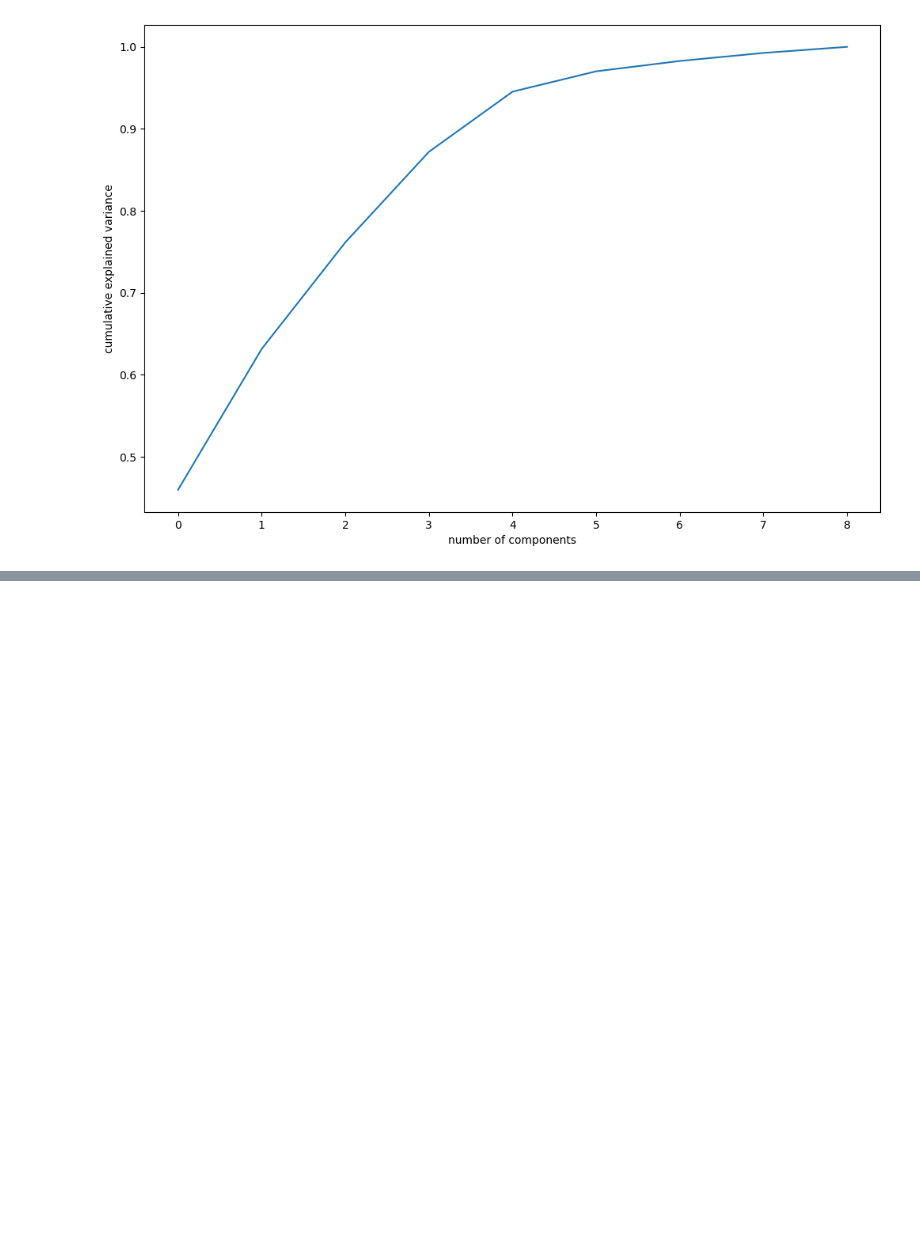
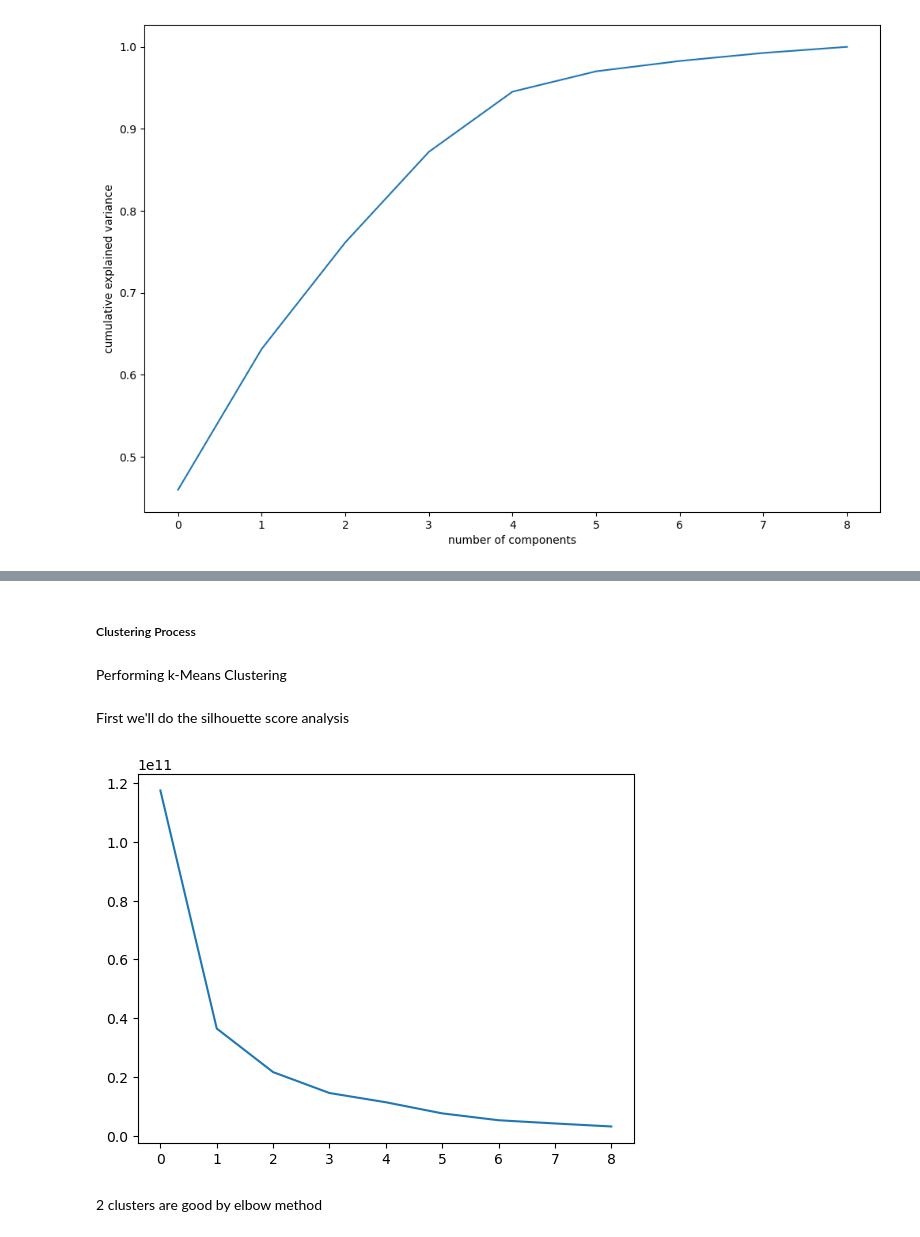
Before and after one commit to Codderadu/Assigment, a Jupyter notebook: ML/Unsupervised_ML(country_kmeans and pca).ipynb, the cells around one changed output, grey strips where cells are left out. Drawn from its saved outputs; the diff is of its cells as text; code cells hidden in the pictures; blank space fills up the shorter version.

```diff
--- a/ML/Unsupervised_ML(country_kmeans and pca).ipynb
+++ b/ML/Unsupervised_ML(country_kmeans and pca).ipynb
@@ -212,0 +333,21 @@ plt.show()
+# %% [markdown]
+#####  Clustering Process
+# %% [markdown]
+Performing k-Means Clustering
+# %% [markdown]
+First we'll do the silhouette score analysis
+# %%
+data3_1=pcs_df2
+# %%
+ssd = []
+for num_clusters in list(range(1,10)):
+    model_clus = KMeans(n_clusters = num_clusters, max_iter=50)
+    model_clus.fit(data3_1)
+    ssd.append(model_clus.inertia_)
+
+plt.plot(ssd)
+plt.show()
+# %% [output]
+[figure, added]
+# %% [markdown]
+2 clusters are good by elbow method
```
Also changed, not shown: parts of 95 cells of this notebook.
